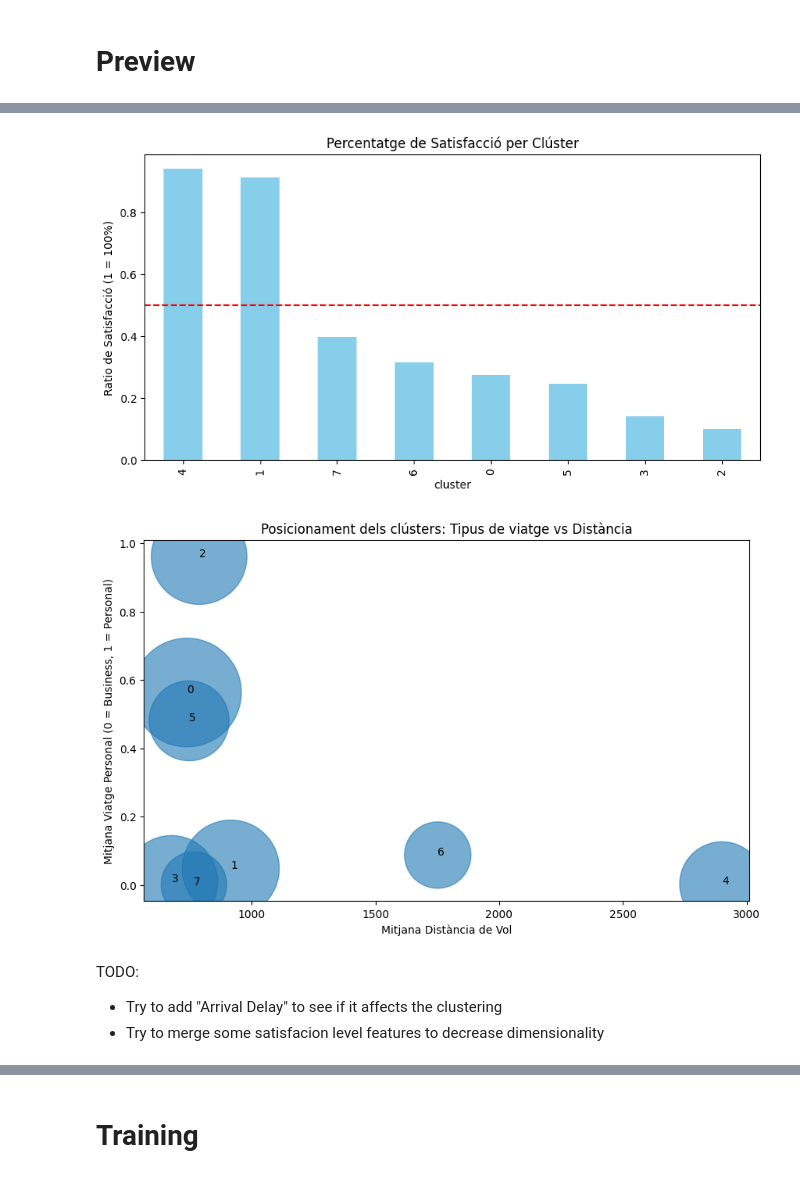
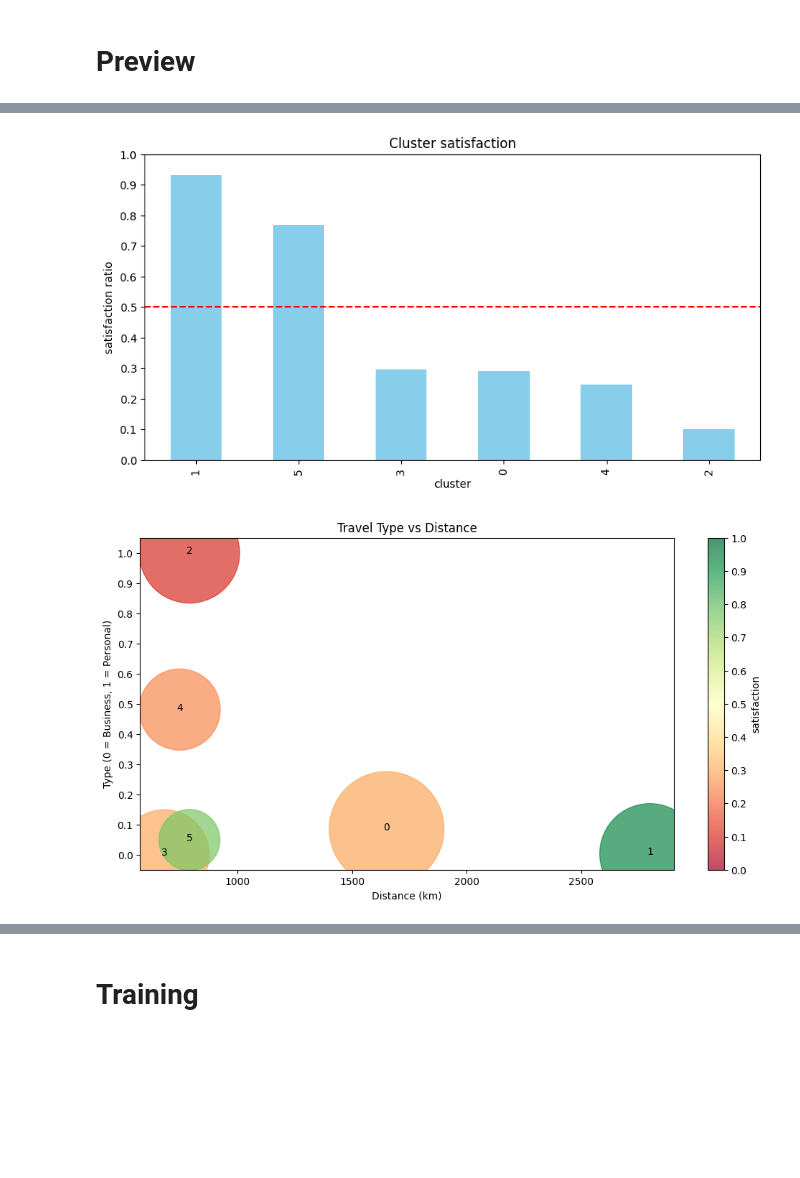
Before and after one commit to serafi-nebot-uib/ia_2025, a Jupyter notebook: notebooks/practica-3/main.ipynb, the cells around one changed output, grey strips where cells are left out. Cells and saved outputs as stored; diff of their text form; code cells hidden in the pictures; blank space fills up the shorter version.

Commit message:
added comments & fixed clustering

```diff
--- a/notebooks/practica-3/main.ipynb
+++ b/notebooks/practica-3/main.ipynb
@@ -326,40 +355,44 @@ for (c1, c2), p in zip(change_cnt, change_pct): print(f"{c1:2d} -> {c2:2d} : {p:
 # %%
-kmeans = KMeans(n_clusters=8, random_state=420)
-cluster = train.copy()
+kmeans = KMeans(n_clusters=6, random_state=123)
+cluster = pd.concat([X_train, y_train], axis=1)
 cluster["cluster"] = kmeans.fit_predict(X_train_scaled)
 
 satisfaction_per_cluster = cluster.groupby("cluster")["satisfaction"].mean().sort_values(ascending=False)
 
 plt.figure(figsize=(10, 5))
-satisfaction_per_cluster.plot(kind='bar', color='skyblue')
-plt.axhline(y=0.5, color='red', linestyle='--') # Línia del 50%
-plt.title("Percentatge de Satisfacció per Clúster")
-plt.ylabel("Ratio de Satisfacció (1 = 100%)")
+satisfaction_per_cluster.plot(kind="bar", color="skyblue")
+plt.axhline(y=0.5, color="red", linestyle="--")
+plt.yticks(np.arange(0.0, 1.1, 0.1))
+plt.title("Cluster satisfaction")
+plt.ylabel("satisfaction ratio")
 plt.show()
 # %% [output]
-[figure, old version]
+[figure, new version]
 # %%
-# Necessitem identificar quina columna és 'Type of Travel' (Business) i 'Flight Distance'
-# Suposem que 'Type of Travel_Personal Travel' és la columna binària (on 0 és Business)
-cluster_summary = cluster.groupby("cluster").mean()
+summary = cluster.groupby("cluster").mean()
 
-plt.figure(figsize=(10, 6))
-plt.scatter(cluster_summary['Flight Distance'],
-            cluster_summary['Type of Travel_Personal Travel'],
-            s=cluster['cluster'].value_counts()*0.5, # Mida segons el nombre de passatgers
-            alpha=0.6)
+from matplotlib.axes import Axes
+from matplotlib.figure import Figure
 
-for i, txt in enumerate(cluster_summary.index):
-  plt.annotate(txt, (cluster_summary['Flight Distance'][i], cluster_summary['Type of Travel_Personal Travel'][i]))
+def summary_scatter(fig: Figure, ax: Axes, xcol: str, ycol: str, x = None, y = None):
+  if x is None: x = summary[xcol]
+  if y is None: y = summary[ycol]
+  scat = ax.scatter(x, y,
+             s=cluster["cluster"].value_counts() * 0.5, c=summary["satisfaction"],
+             vmin=0.00, vmax=1.00,
+             cmap="RdYlGn", alpha=0.70)
+  for i, txt in enumerate(summary.index):
+    x, y = summary[xcol][i], summary[ycol][i]
+    ax.annotate(txt, xy=(x, y), xytext=(-3, -3), textcoords="offset points", ha="left", va="bottom")
+  cbar = fig.colorbar(scat, label="satisfaction")
+  cbar.set_ticks(np.arange(0, 1.1, 0.1)) # type: ignore
 
-plt.title("Posicionament dels clústers: Tipus de viatge vs Distància")
-plt.xlabel("Mitjana Distància de Vol")
-plt.ylabel("Mitjana Viatge Personal (0 = Business, 1 = Personal)")
+fig, ax = plt.subplots(figsize=(12, 6))
+summary_scatter(fig, ax, "Flight Distance", "Type of Travel_Personal Travel")
+ax.set_title("Travel Type vs Distance")
+ax.set_xlabel("Distance (km)")
+ax.set_ylabel("Type (0 = Business, 1 = Personal)")
+ax.set_yticks(np.arange(0, 1.10, 0.10))
 plt.show()
 # %% [output]
-[figure, old version]
+[figure, new version]
-# %% [markdown]
-TODO:
-
-- Try to add "Arrival Delay" to see if it affects the clustering
-- Try to merge some satisfacion level features to decrease dimensionality
```
Also changed, not shown: parts of 22 cells of this notebook, 1 other file.
